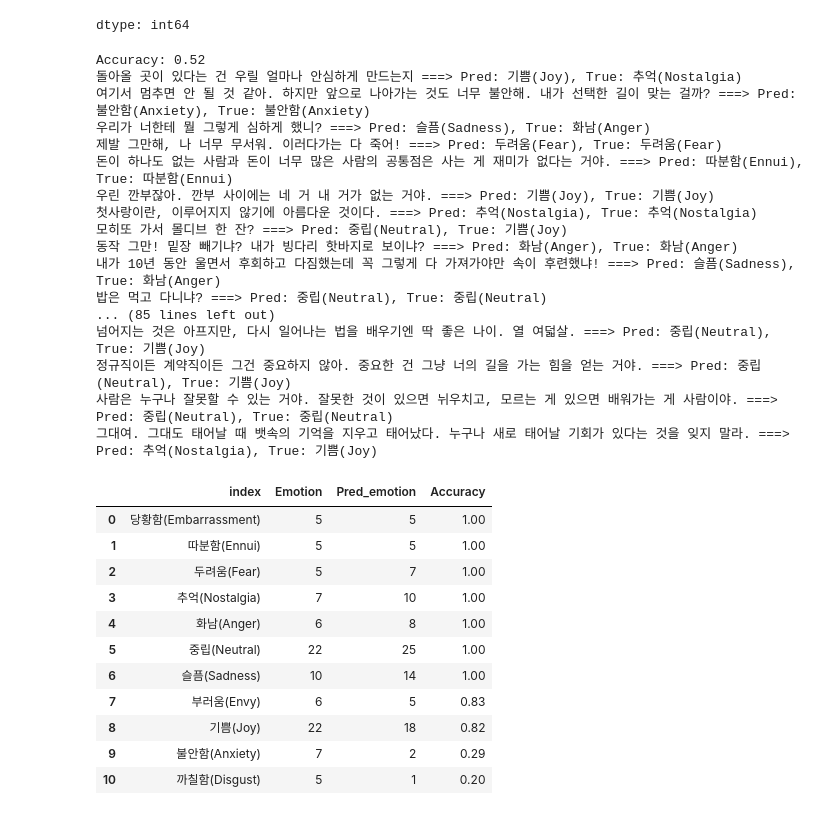
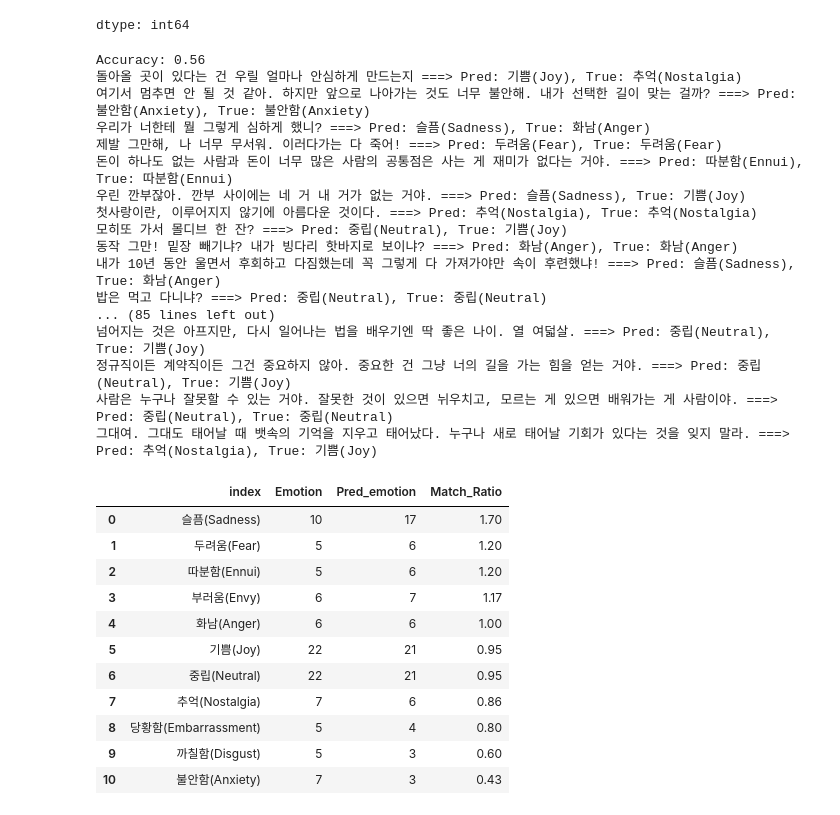
Before and after one commit to kKn00077/techit-diary-final-project, a Jupyter notebook: ai_model/emotion_diary_model.ipynb, the cells around one changed output. Cells and saved outputs as stored; diff of their text form; code cells hidden in the pictures.

```diff
--- a/ai_model/emotion_diary_model.ipynb
+++ b/ai_model/emotion_diary_model.ipynb
@@ -725,46 +752,46 @@ emotion_counts = test['emotion'].value_counts()
 predicted_emotion_counts = test['pred_emotion'].value_counts()
 
 # 두 개를 합친 데이터프레임 생성
 result = pd.DataFrame({
     "Emotion": emotion_counts,
     "Pred_emotion": predicted_emotion_counts
 }).fillna(0)
 
 # 예측 정확도 계산
-result['Accuracy'] = (result['Pred_emotion'] / result['Emotion']).clip(upper=1).round(2)
+result['Match_Ratio'] = (result['Pred_emotion'] / result['Emotion']).round(2)
 
 # 'Accuracy' 열을 기준으로 내림차순 정렬
-result_sorted = result.sort_values(by='Accuracy', ascending=False)
+result_sorted = result.sort_values(by='Match_Ratio', ascending=False)
 
 result_sorted.reset_index(inplace=True)
 display(result_sorted)
 # %% [output]
-Accuracy: 0.52
+Accuracy: 0.56
 돌아올 곳이 있다는 건 우릴 얼마나 안심하게 만드는지 ===> Pred: 기쁨(Joy), True: 추억(Nostalgia)
 여기서 멈추면 안 될 것 같아. 하지만 앞으로 나아가는 것도 너무 불안해. 내가 선택한 길이 맞는 걸까? ===> Pred: 불안함(Anxiety), True: 불안함(Anxiety)
 우리가 너한테 뭘 그렇게 심하게 했니? ===> Pred: 슬픔(Sadness), True: 화남(Anger)
 제발 그만해, 나 너무 무서워. 이러다가는 다 죽어! ===> Pred: 두려움(Fear), True: 두려움(Fear)
 돈이 하나도 없는 사람과 돈이 너무 많은 사람의 공통점은 사는 게 재미가 없다는 거야. ===> Pred: 따분함(Ennui), True: 따분함(Ennui)
-우린 깐부잖아. 깐부 사이에는 네 거 내 거가 없는 거야. ===> Pred: 기쁨(Joy), True: 기쁨(Joy)
+우린 깐부잖아. 깐부 사이에는 네 거 내 거가 없는 거야. ===> Pred: 슬픔(Sadness), True: 기쁨(Joy)
 첫사랑이란, 이루어지지 않기에 아름다운 것이다. ===> Pred: 추억(Nostalgia), True: 추억(Nostalgia)
 모히또 가서 몰디브 한 잔? ===> Pred: 중립(Neutral), True: 기쁨(Joy)
 동작 그만! 밑장 빼기냐? 내가 빙다리 핫바지로 보이냐? ===> Pred: 화남(Anger), True: 화남(Anger)
 내가 10년 동안 울면서 후회하고 다짐했는데 꼭 그렇게 다 가져가야만 속이 후련했냐! ===> Pred: 슬픔(Sadness), True: 화남(Anger)
 밥은 먹고 다니냐? ===> Pred: 중립(Neutral), True: 중립(Neutral)
 ... (85 lines left out)
 넘어지는 것은 아프지만, 다시 일어나는 법을 배우기엔 딱 좋은 나이. 열 여덟살. ===> Pred: 중립(Neutral), True: 기쁨(Joy)
 정규직이든 계약직이든 그건 중요하지 않아. 중요한 건 그냥 너의 길을 가는 힘을 얻는 거야. ===> Pred: 중립(Neutral), True: 기쁨(Joy)
 사람은 누구나 잘못할 수 있는 거야. 잘못한 것이 있으면 뉘우치고, 모르는 게 있으면 배워가는 게 사람이야. ===> Pred: 중립(Neutral), True: 중립(Neutral)
 그대여. 그대도 태어날 때 뱃속의 기억을 지우고 태어났다. 누구나 새로 태어날 기회가 있다는 것을 잊지 말라. ===> Pred: 추억(Nostalgia), True: 기쁨(Joy)
-|  | index | Emotion | Pred_emotion | Accuracy |
-| 0 | 당황함(Embarrassment) | 5 | 5 | 1.00 |
-| 1 | 따분함(Ennui) | 5 | 5 | 1.00 |
-| 2 | 두려움(Fear) | 5 | 7 | 1.00 |
-| 3 | 추억(Nostalgia) | 7 | 10 | 1.00 |
-| 4 | 화남(Anger) | 6 | 8 | 1.00 |
-| 5 | 중립(Neutral) | 22 | 25 | 1.00 |
-| 6 | 슬픔(Sadness) | 10 | 14 | 1.00 |
-| 7 | 부러움(Envy) | 6 | 5 | 0.83 |
-| 8 | 기쁨(Joy) | 22 | 18 | 0.82 |
-| 9 | 불안함(Anxiety) | 7 | 2 | 0.29 |
-| 10 | 까칠함(Disgust) | 5 | 1 | 0.20 |
+|  | index | Emotion | Pred_emotion | Match_Ratio |
+| 0 | 슬픔(Sadness) | 10 | 17 | 1.70 |
+| 1 | 두려움(Fear) | 5 | 6 | 1.20 |
+| 2 | 따분함(Ennui) | 5 | 6 | 1.20 |
+| 3 | 부러움(Envy) | 6 | 7 | 1.17 |
+| 4 | 화남(Anger) | 6 | 6 | 1.00 |
+| 5 | 기쁨(Joy) | 22 | 21 | 0.95 |
+| 6 | 중립(Neutral) | 22 | 21 | 0.95 |
+| 7 | 추억(Nostalgia) | 7 | 6 | 0.86 |
+| 8 | 당황함(Embarrassment) | 5 | 4 | 0.80 |
+| 9 | 까칠함(Disgust) | 5 | 3 | 0.60 |
+| 10 | 불안함(Anxiety) | 7 | 3 | 0.43 |
```
Also changed, not shown: parts of 15 cells of this notebook, 14 other files.
